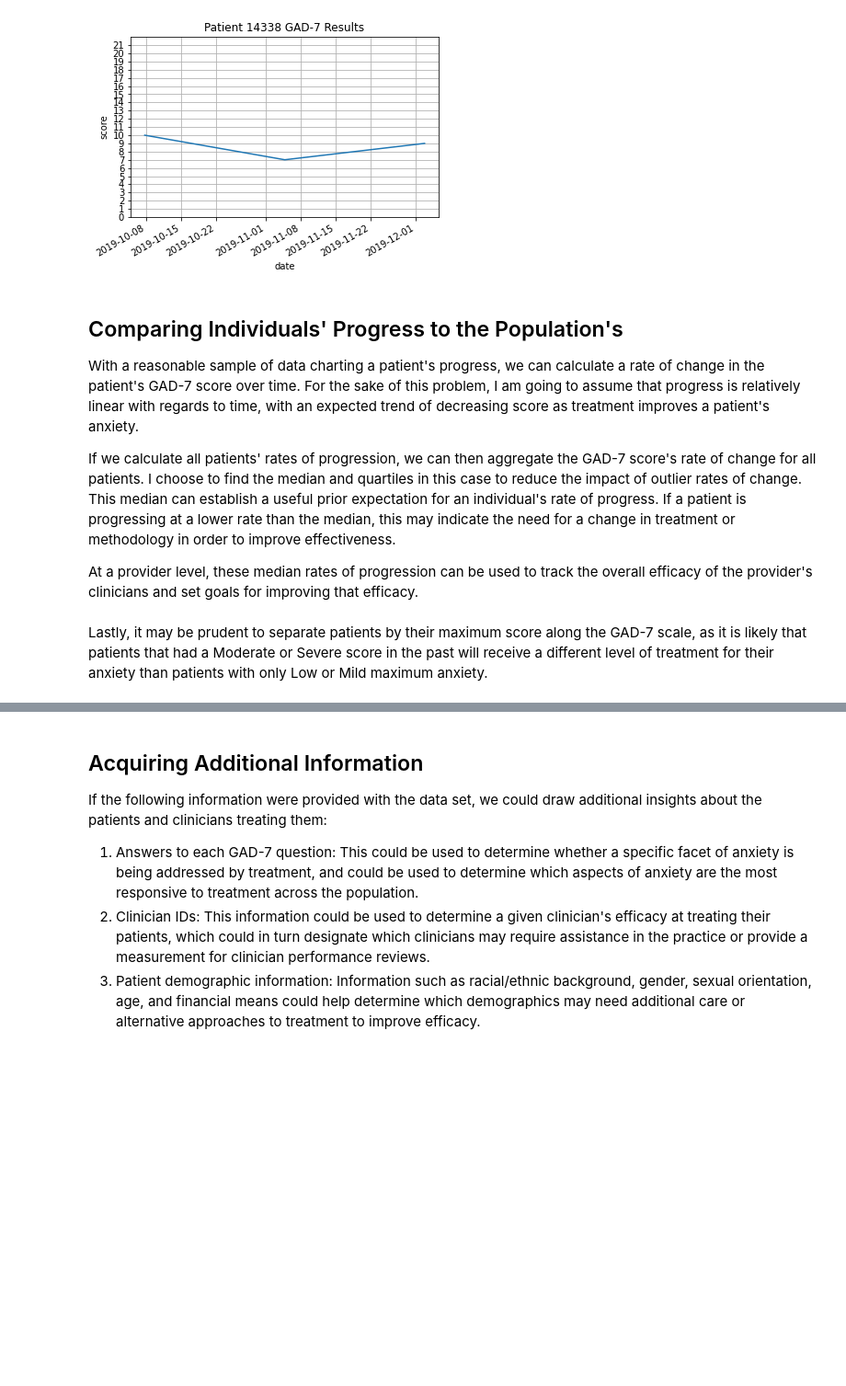
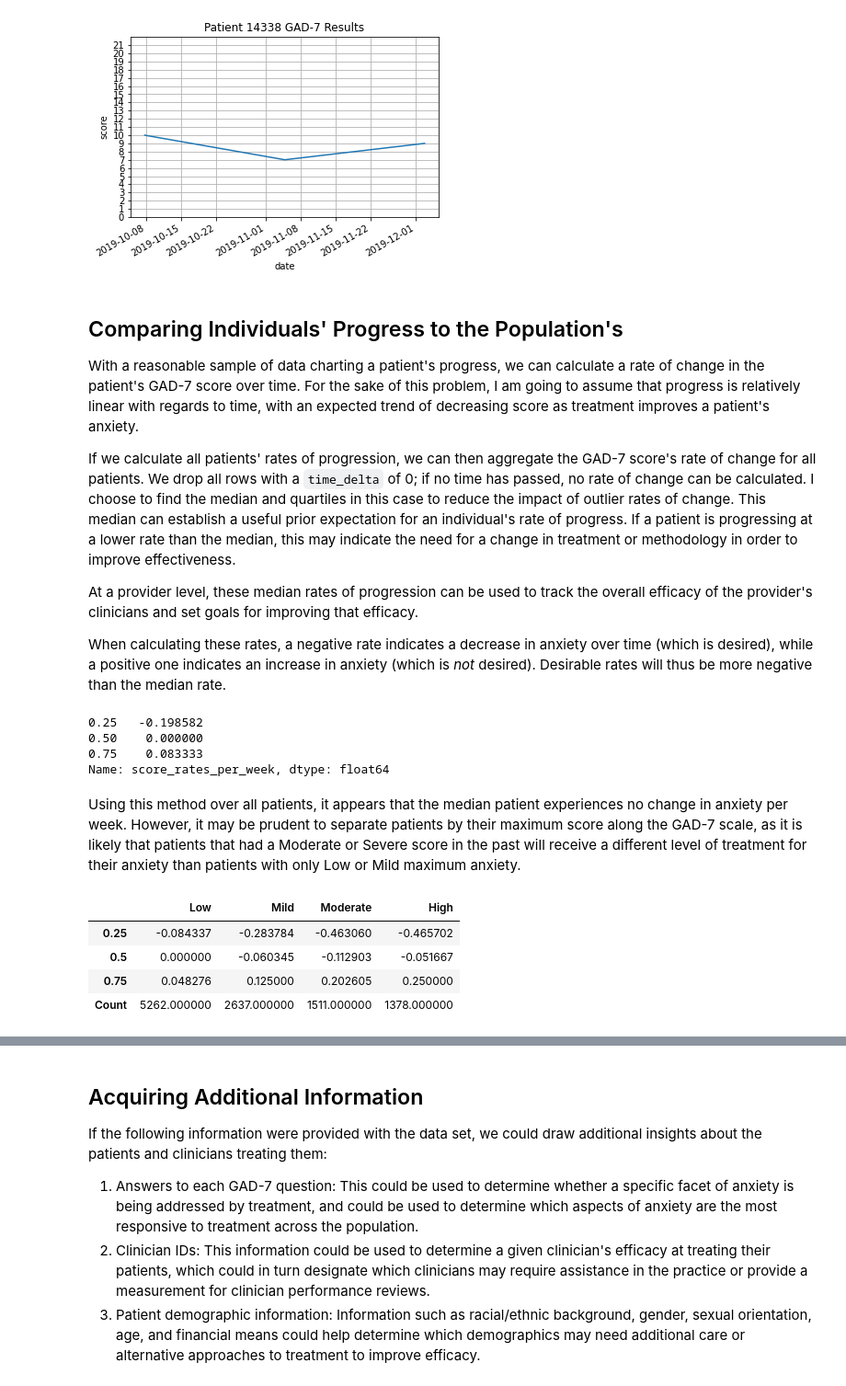
Before and after one commit to msprijatelj/NF-Take-Home, a Jupyter notebook: Part_1/problem_1_notebook.ipynb, the cells around one changed output, grey strips where cells are left out. Shown at 92% size. Cells and saved outputs as stored; diff of their text form; code cells hidden in the pictures; blank space fills up the shorter version.

```diff
--- a/Part_1/problem_1_notebook.ipynb
+++ b/Part_1/problem_1_notebook.ipynb
@@ -40,6 +40,10 @@ agg_df = grouped.agg(
     min_score = ('score', 'min'),
     test_count = ('score', 'count')
 ).reset_index()
+agg_df['score_delta'] = agg_df.last_score - agg_df.first_score
+agg_df['time_delta'] = (agg_df.last_date - agg_df.first_date).apply(lambda x: x.days)
+agg_df['score_rates_per_week'] = agg_df['score_delta']/(agg_df['time_delta']/7)
+agg_df.replace([np.inf, -np.inf], np.nan, inplace=True)
 agg_df.head()
 # %% [output]
 |  | patient_id | patient_date_created | first_date | last_date | first_score | last_score | max_score | ... |
@@ -69,8 +73,56 @@ plot_patient_scores(df, patient_id)
 ## Comparing Individuals' Progress to the Population's
 With a reasonable sample of data charting a patient's progress, we can calculate a rate of change in the patient's GAD-7 score over time.  For the sake of this problem, I am going to assume that progress is relatively linear with regards to time, with an expected trend of decreasing score as treatment improves a patient's anxiety.
 
-If we calculate all patients' rates of progression, we can then aggregate the GAD-7 score's rate of change for all patients.  I choose to find the median and quartiles in this case to reduce the impact of outlier rates of change.  This median can establish a useful prior expectation for an individual's rate of progress.  If a patient is progressing at a lower rate than the median, this may indicate the need for a change in treatment or methodology in order to improve effectiveness.
+If we calculate all patients' rates of progression, we can then aggregate the GAD-7 score's rate of change for all patients.  We drop all rows with a `time_delta` of 0; if no time has passed, no rate of change can be calculated.  I choose to find the median and quartiles in this case to reduce the impact of outlier rates of change.  This median can establish a useful prior expectation for an individual's rate of progress.  If a patient is progressing at a lower rate than the median, this may indicate the need for a change in treatment or methodology in order to improve effectiveness.
 
 At a provider level, these median rates of progression can be used to track the overall efficacy of the provider's clinicians and set goals for improving that efficacy.
+
+When calculating these rates, a negative rate indicates a decrease in anxiety over time (which is desired), while a positive one indicates an increase in anxiety (which is *not* desired).  Desirable rates will thus be more negative than the median rate.
+# %%
+def generate_quantiles_rates(df):
+    quantiles = df['score_rates_per_week'].quantile([0.25, 0.5, 0.75])
+    return quantiles
+
+agg_df.head()
+cleaned_agg_df = agg_df[agg_df['time_delta'] != 0]
+generate_quantiles_rates(cleaned_agg_df)
+# %% [output]
+0.25   -0.198582
+0.50    0.000000
+0.75    0.083333
+Name: score_rates_per_week, dtype: float64
 # %% [markdown]
-Lastly, it may be prudent to separate patients by their maximum score along the GAD-7 scale, as it is likely that patients that had a Moderate or Severe score in the past will receive a different level of treatment for their anxiety than patients with only Low or Mild maximum anxiety.
+Using this method over all patients, it appears that the median patient experiences no change in anxiety per week.  However, it may be prudent to separate patients by their maximum score along the GAD-7 scale, as it is likely that patients that had a Moderate or Severe score in the past will receive a different level of treatment for their anxiety than patients with only Low or Mild maximum anxiety.
+# %%
+low_anx_df = cleaned_agg_df[cleaned_agg_df['max_score'].lt(6)]
+mild_anx_df = cleaned_agg_df[cleaned_agg_df['max_score'].between(6, 10, inclusive=True)]
+mod_anx_df = cleaned_agg_df[cleaned_agg_df['max_score'].between(11, 15, inclusive=True)]
+high_anx_df = cleaned_agg_df[cleaned_agg_df['max_score'].gt(15)]
+
+low_anx_quartiles = generate_quantiles_rates(low_anx_df)
+mild_anx_quartiles = generate_quantiles_rates(mild_anx_df)
+mod_anx_quartiles = generate_quantiles_rates(mod_anx_df)
+high_anx_quartiles = generate_quantiles_rates(high_anx_df)
+
+
+quartiles = pd.DataFrame({
+    "Low": low_anx_quartiles,
+    "Mild": mild_anx_quartiles,
+    "Moderate": mod_anx_quartiles,
+    "High": high_anx_quartiles
+})
+
+quartiles.append(pd.DataFrame(
+    {
+        "Low": low_anx_df['patient_id'].count(),
+        "Mild": mild_anx_df['patient_id'].count(),
+        "Moderate": mod_anx_df['patient_id'].count(),
+        "High": high_anx_df['patient_id'].count()
+    },
+    index=["Count"]))
+# %% [output]
+|  | Low | Mild | Moderate | High |
+| 0.25 | -0.084337 | -0.283784 | -0.463060 | -0.465702 |
+| 0.5 | 0.000000 | -0.060345 | -0.112903 | -0.051667 |
+| 0.75 | 0.048276 | 0.125000 | 0.202605 | 0.250000 |
+| Count | 5262.000000 | 2637.000000 | 1511.000000 | 1378.000000 |
```
Also changed, not shown: parts of 1 cell of this notebook.
